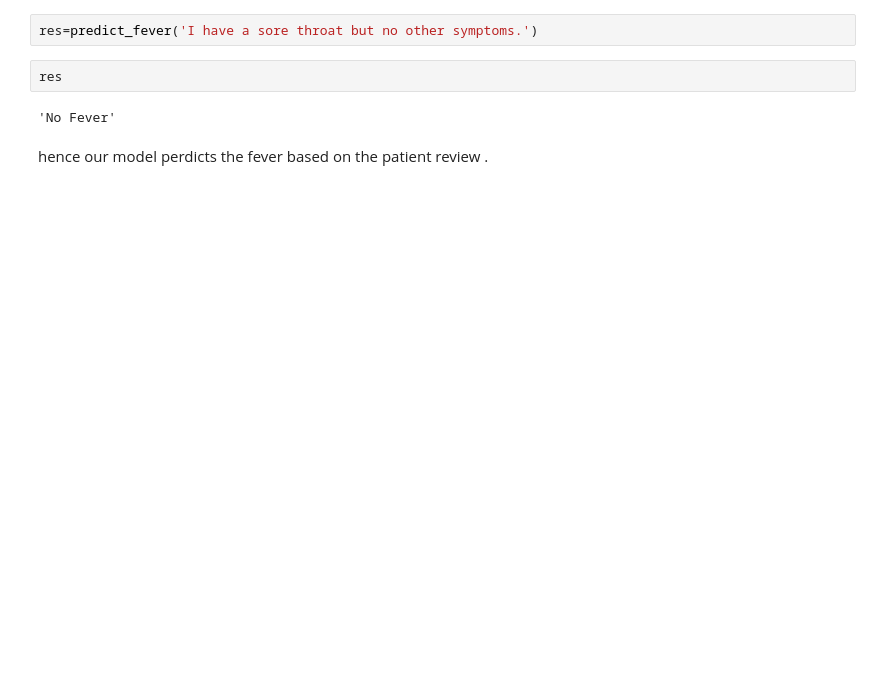
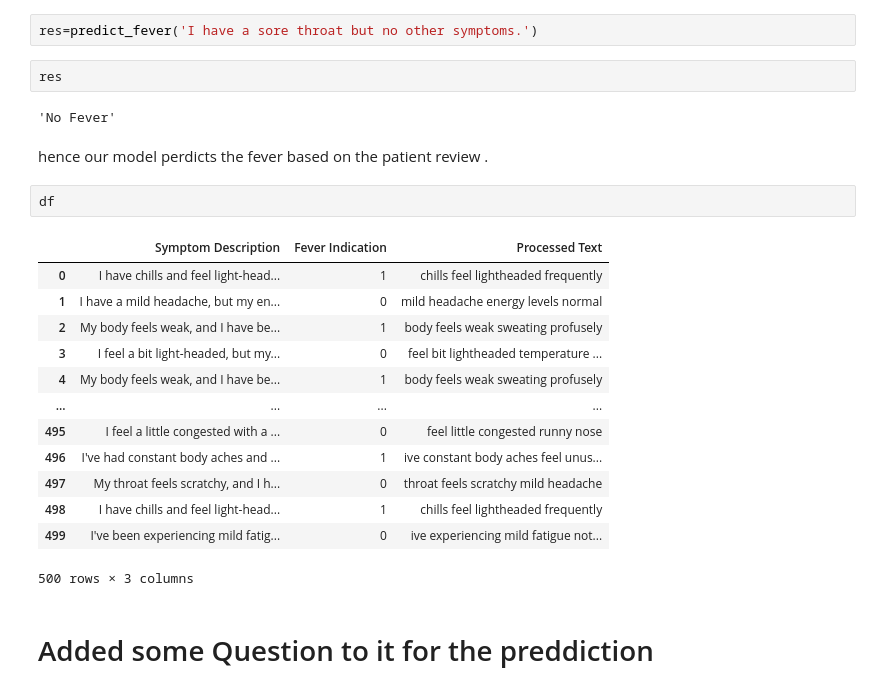
Before and after one commit to sunamkundal01/machine-learning-tutorials, a Jupyter notebook: fever_prediction_model.ipynb, the cells around one changed output. Cells and saved outputs as stored; diff of their text form; blank space fills up the shorter version.

```diff
--- a/fever_prediction_model.ipynb
+++ b/fever_prediction_model.ipynb
@@ -159,3 +160,21 @@ res
 'No Fever'
 # %% [markdown]
 hence our model perdicts the fever based on the patient review .
+# %%
+df
+# %% [output]
+|  | Symptom Description | Fever Indication | Processed Text |
+| 0 | I have chills and feel light-head... | 1 | chills feel lightheaded frequently |
+| 1 | I have a mild headache, but my en... | 0 | mild headache energy levels normal |
+| 2 | My body feels weak, and I have be... | 1 | body feels weak sweating profusely |
+| 3 | I feel a bit light-headed, but my... | 0 | feel bit lightheaded temperature ... |
+| 4 | My body feels weak, and I have be... | 1 | body feels weak sweating profusely |
+| ... | ... | ... | ... |
+| 495 | I feel a little congested with a ... | 0 | feel little congested runny nose |
+| 496 | I've had constant body aches and ... | 1 | ive constant body aches feel unus... |
+| 497 | My throat feels scratchy, and I h... | 0 | throat feels scratchy mild headache |
+| 498 | I have chills and feel light-head... | 1 | chills feel lightheaded frequently |
+| 499 | I've been experiencing mild fatig... | 0 | ive experiencing mild fatigue not... |
+500 rows × 3 columns
+# %% [markdown]
+# Added some Question to  it  for the preddiction
```
Also changed, not shown: parts of 7 cells of this notebook.
